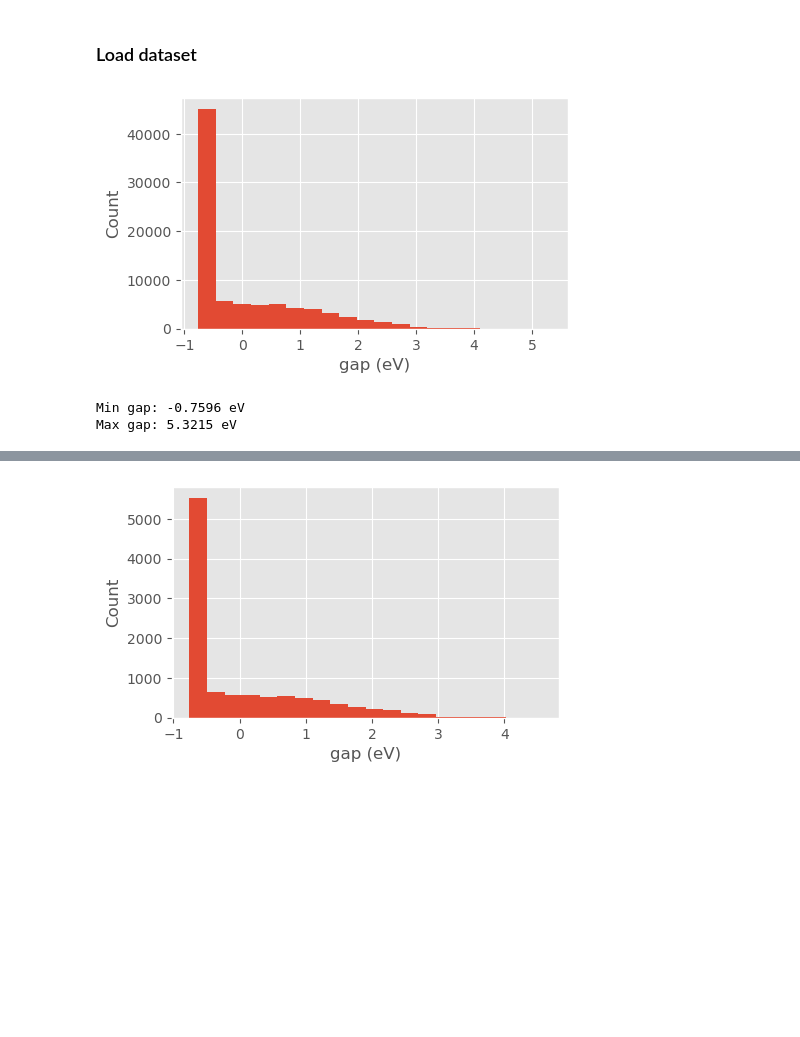
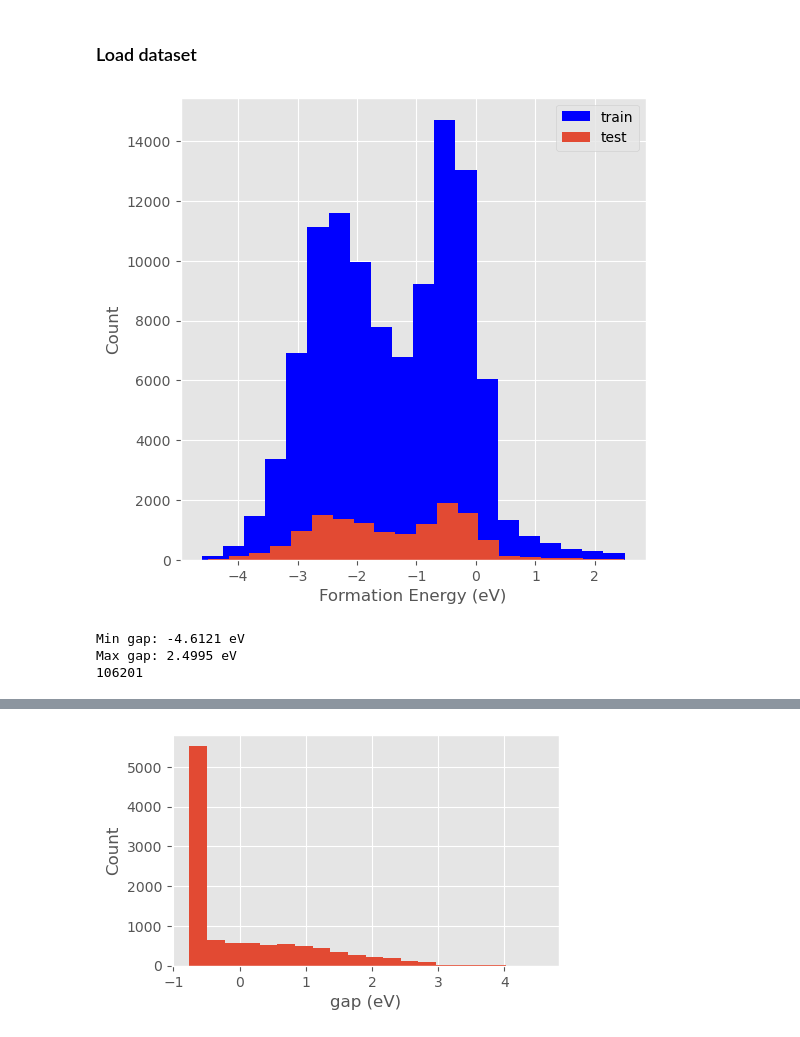
Before and after one commit to minhnghian03/property-prediction-al, a Jupyter notebook: nn/matbench_nn.ipynb, the cells around one changed output, grey strips where cells are left out. Saved outputs shown, nothing was run; the diff lists cells and outputs as text; code cells hidden in the pictures; blank space fills up the shorter version.

```diff
--- a/nn/matbench_nn.ipynb
+++ b/nn/matbench_nn.ipynb
@@ -585,12 +590,12 @@ torch.save(val_dataset, '../data/matbench/gap/matbench_val.pt')
 torch.save(test_dataset, '../data/matbench/gap/matbench_test.pt')
 # %%
 # --- Load Data ---
-train_dataset = torch.load('../data/matbench/gap//matbench_train.pt', weights_only=False)
-test_dataset = torch.load('../data/matbench/gap//matbench_test.pt', weights_only=False)
-val_dataset = torch.load('../data/matbench/gap//matbench_val.pt', weights_only=False)
+train_dataset = torch.load('../data/matbench/e_form/matbench_train.pt', weights_only=False)
+test_dataset = torch.load('../data/matbench/e_form/matbench_test.pt', weights_only=False)
+val_dataset = torch.load('../data/matbench/e_form/matbench_val.pt', weights_only=False)
 
 # --- Scale Target Value ---
-y_train = torch.cat([d.y for d in train_dataset])
+# y_train = torch.cat([d.y for d in train_dataset])
 m, s = y_train.mean(), y_train.std()
 
 for d in train_dataset: d.y.sub_(m).div_(s)
@@ -599,20 +604,25 @@ for d in test_dataset:  d.y.sub_(m).div_(s)
 # %%
 # Plot train histogram
 train_gaps = np.array(
     [float(data.y.detach().cpu().view(-1)[target_idx]) for data in train_dataset],
     dtype=float,
 )
-plt.figure(figsize=(5, 3))
-plt.hist(train_gaps, bins=20)
-plt.xlabel('gap (eV)')
+plt.figure(figsize=(6, 6))
+plt.hist(train_gaps, bins=20, color='blue', label='train')
+plt.hist(test_gaps, bins=20, label='test')
+plt.xlabel('Formation Energy (eV)')
 plt.ylabel('Count')
+plt.legend()
+plt.savefig('eform_distribution.png', format='png', dpi=300)
 plt.show()
 print(f'Min gap: {train_gaps.min():.4f} eV')
 print(f'Max gap: {train_gaps.max():.4f} eV')
+print(len(train_dataset))
 # %% [output]
-[figure, old version]
+[figure, new version]
-Min gap: -0.7596 eV
-Max gap: 5.3215 eV
+Min gap: -4.6121 eV
+Max gap: 2.4995 eV
+106201
 # %%
 # Plot test histogram
 test_gaps = np.array(
```
Also changed, not shown: parts of 20 cells of this notebook, 15 other files.
